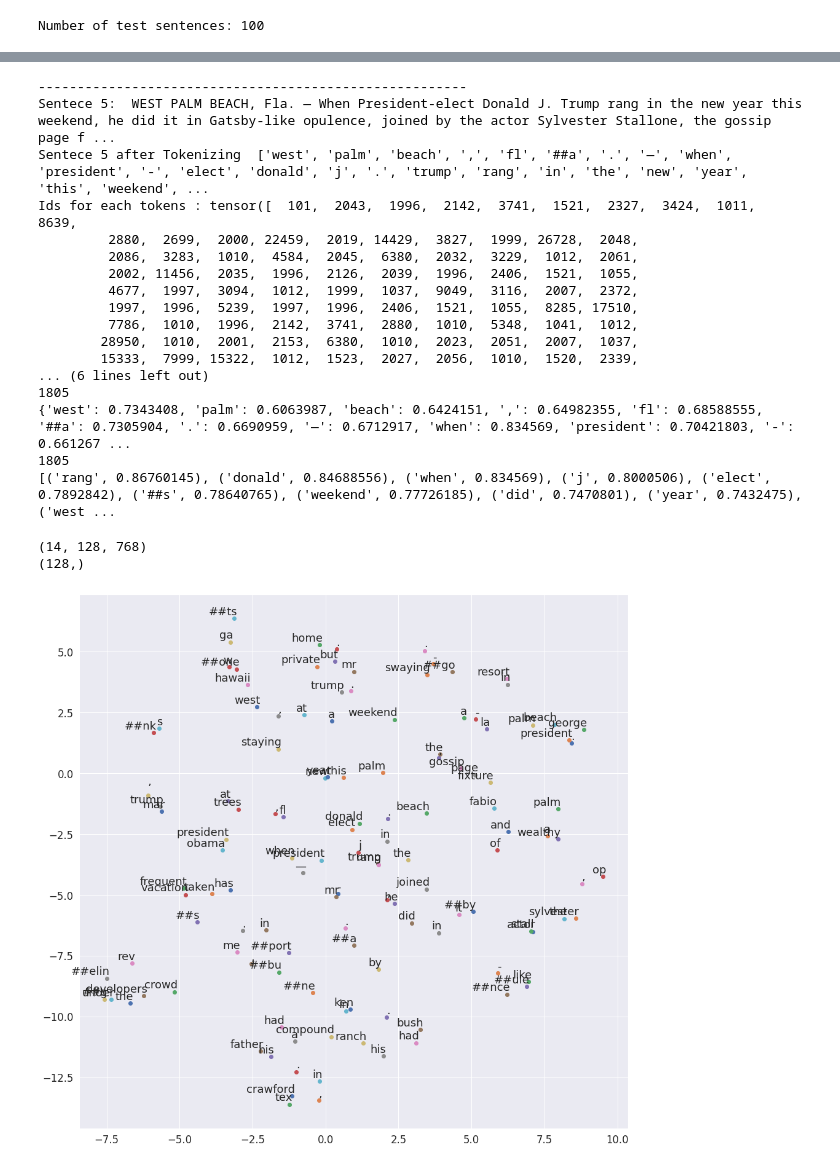
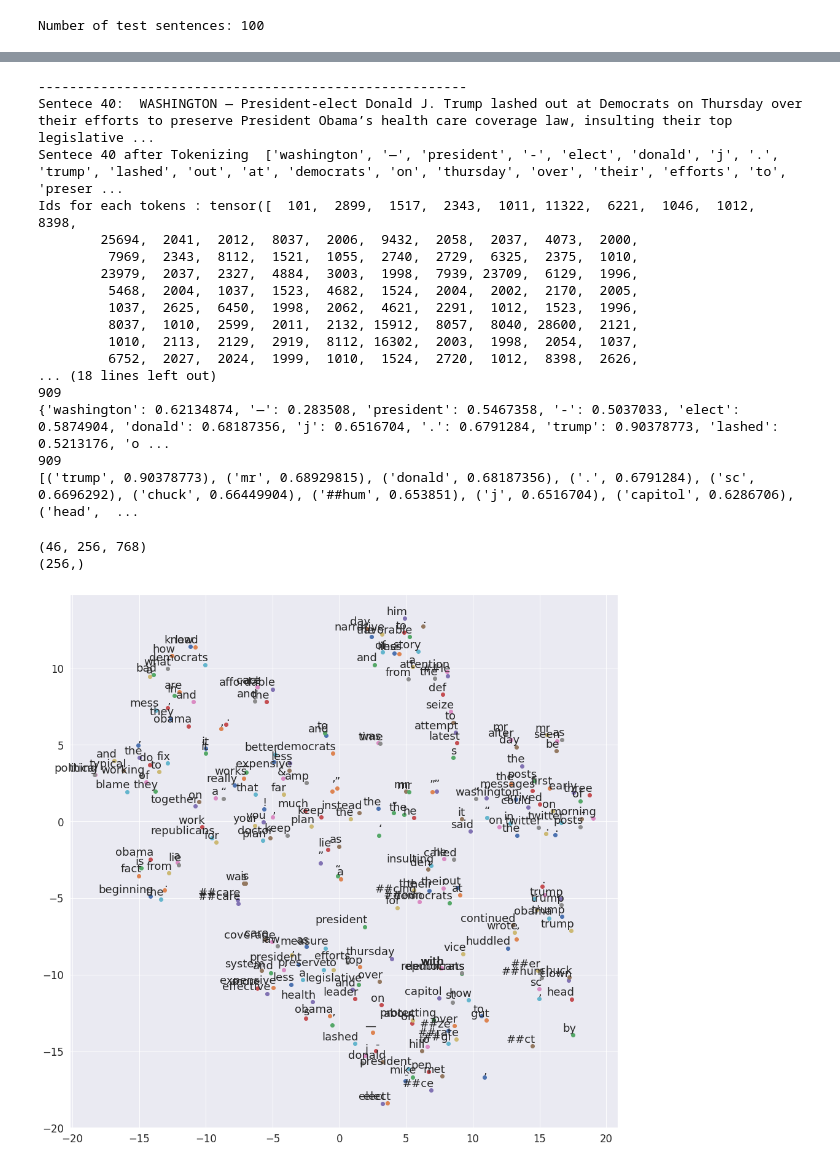
Before and after one commit to AlirezaPNouri/BERTEmbedding, a Jupyter notebook: Storytelling.ipynb, the cells around one changed output, grey strips where cells are left out. Drawn from its saved outputs; the diff is of its cells as text; code cells hidden in the pictures.

```diff
--- a/Storytelling.ipynb
+++ b/Storytelling.ipynb
@@ -274,7 +276,7 @@ from transformers import BertForSequenceClassification, AdamW, BertConfig
 # linear classification layer on top.
 model = BertForSequenceClassification.from_pretrained(
     "bert-base-uncased", # Use the 12-layer BERT model, with an uncased vocab.
-    num_labels = 2, # The number of output labels--2 for binary classification.
+    num_labels = temp, # The number of output labels--2 for binary classification. # here temp is the size of the dataset
                     # You can increase this for multi-class tasks.
     output_attentions = False, # Whether the model returns attentions weights.
     output_hidden_states = True, # Whether the model returns all hidden-states.
@@ -642,10 +644,10 @@ MAX_LEN = max([len(sen) for sen in input_ids])
 # df = pd.read_csv("./cola_public/raw/out_of_domain_dev.tsv", delimiter='\t', header=None, names=['sentence_source', 'label', 'label_notes', 'sentence'])
 
 # Report the number of sentences.
-print('Number of test sentences: {:,}\n'.format(new_df.shape[0]))
+print('Number of test sentences: {:,}\n'.format(df.shape[0]))
 
 # Create sentence and label lists
-# sentences = df.text.values
+# sentences = new_df.text.values
 # labels = df.label.values
 
 # Tokenize all of the sentences and map the tokens to thier word IDs.
@@ -682,7 +684,7 @@ prediction_masks = torch.tensor(attention_masks)
 prediction_labels = torch.tensor(labels)
 
 # Set the batch size.
-batch_size = 32
+batch_size = 64
 
 # Create the DataLoader.
 prediction_data = TensorDataset(prediction_inputs, prediction_masks, prediction_labels)
@@ -744,5 +742,7 @@ np.shape(outputs[1][12])  torch.Size([14, 128, 768])
     DONE.
 # %%
+from sklearn.metrics.pairwise import cosine_similarity
+last_layer = outputs[1][12]
 # print out all the sentences
 c = 0
 for doc in sentences:
@@ -856,10 +769,10 @@ result in layer 1
 # %%
 print('-------------------------------------------------------')
-i = 5 # the id of the document
+i = 40 # the id of the document
 print('Sentece {}: '.format(i), sentences[i])
 print('Sentece {} after Tokenizing '.format(i), tokenizer.tokenize(sentences[i]))
 print('Ids for each tokens :', b_input_ids[i])
-word = 16 # amazon inedx in sentence 9
+word = 88 # amazon inedx in sentence 9
 print('The chosen word is ', tokenizer.tokenize(sentences[i])[word-1])
 
 # def find_similar(sentence, word_):
@@ -874,31 +787,31 @@ print('The chosen word is ', tokenizer.tokenize(sentences[i])[word-1])
 def find_similar(embedding_layers, word_index, original_sentence):
   score_dic = dict()
   print(len(original_sentence))
-  for j in range(1, min(128, len(original_sentence))):
+  for j in range(1, min(256, len(original_sentence))):
     score_dic[original_sentence[j -1]] =  cosine_similarity([embedding_layers[word_index].to('cpu').numpy()], [embedding_layers[j].to('cpu').numpy()])[0][0]
     # print('word is {}, score is {}'.format(original_sentence[j -1], cosine_similarity([embedding_layers[word_index].to('cpu').numpy()], [embedding_layers[j].to('cpu').numpy()])[0][0]))
   return score_dic
 
-print(find_similar(outputs[1][12][i], word,  tokenizer.tokenize(sentences[i])))
-print(sorted(find_similar(outputs[1][12][i], word,  tokenizer.tokenize(sentences[i])).items(), key=lambda kv: kv[1], reverse=True))
+print(find_similar(last_layer[i], word,  tokenizer.tokenize(sentences[i])))
+print(sorted(find_similar(last_layer[i], word,  tokenizer.tokenize(sentences[i])).items(), key=lambda kv: kv[1], reverse=True))
 # %% [output]
 -------------------------------------------------------
-Sentece 5:  WEST PALM BEACH, Fla. — When President-elect Donald J. Trump rang in the new year this weekend, he did it in Gatsby-like opulence, joined by the actor Sylvester Stallone, the gossip page f ...
-Sentece 5 after Tokenizing  ['west', 'palm', 'beach', ',', 'fl', '##a', '.', '—', 'when', 'president', '-', 'elect', 'donald', 'j', '.', 'trump', 'rang', 'in', 'the', 'new', 'year', 'this', 'weekend', ...
-Ids for each tokens : tensor([  101,  2043,  1996,  2142,  3741,  1521,  2327,  3424,  1011,  8639,
-         2880,  2699,  2000, 22459,  2019, 14429,  3827,  1999, 26728,  2048,
-         2086,  3283,  1010,  4584,  2045,  6380,  2032,  3229,  1012,  2061,
-         2002, 11456,  2035,  1996,  2126,  2039,  1996,  2406,  1521,  1055,
-         4677,  1997,  3094,  1012,  1999,  1037,  9049,  3116,  2007,  2372,
-         1997,  1996,  5239,  1997,  1996,  2406,  1521,  1055,  8285, 17510,
-         7786,  1010,  1996,  2142,  3741,  2880,  1010,  5348,  1041,  1012,
-        28950,  1010,  2001,  2153,  6380,  1010,  2023,  2051,  2007,  1037,
-        15333,  7999, 15322,  1012,  1523,  2027,  2056,  1010,  1520,  2339,
-... (6 lines left out)
-1805
-{'west': 0.7343408, 'palm': 0.6063987, 'beach': 0.6424151, ',': 0.64982355, 'fl': 0.68588555, '##a': 0.7305904, '.': 0.6690959, '—': 0.6712917, 'when': 0.834569, 'president': 0.70421803, '-': 0.661267 ...
-1805
-[('rang', 0.86760145), ('donald', 0.84688556), ('when', 0.834569), ('j', 0.8000506), ('elect', 0.7892842), ('##s', 0.78640765), ('weekend', 0.77726185), ('did', 0.7470801), ('year', 0.7432475), ('west ...
+Sentece 40:  WASHINGTON — President-elect Donald J. Trump lashed out at Democrats on Thursday over their efforts to preserve President Obama’s health care coverage law, insulting their top legislative ...
+Sentece 40 after Tokenizing  ['washington', '—', 'president', '-', 'elect', 'donald', 'j', '.', 'trump', 'lashed', 'out', 'at', 'democrats', 'on', 'thursday', 'over', 'their', 'efforts', 'to', 'preser ...
+Ids for each tokens : tensor([  101,  2899,  1517,  2343,  1011, 11322,  6221,  1046,  1012,  8398,
+        25694,  2041,  2012,  8037,  2006,  9432,  2058,  2037,  4073,  2000,
+         7969,  2343,  8112,  1521,  1055,  2740,  2729,  6325,  2375,  1010,
+        23979,  2037,  2327,  4884,  3003,  1998,  7939, 23709,  6129,  1996,
+         5468,  2004,  1037,  1523,  4682,  1524,  2004,  2002,  2170,  2005,
+         1037,  2625,  6450,  1998,  2062,  4621,  2291,  1012,  1523,  1996,
+         8037,  1010,  2599,  2011,  2132, 15912,  8057,  8040, 28600,  2121,
+         1010,  2113,  2129,  2919,  8112, 16302,  2003,  1998,  2054,  1037,
+         6752,  2027,  2024,  1999,  1010,  1524,  2720,  1012,  8398,  2626,
+... (18 lines left out)
+909
+{'washington': 0.62134874, '—': 0.283508, 'president': 0.5467358, '-': 0.5037033, 'elect': 0.5874904, 'donald': 0.68187356, 'j': 0.6516704, '.': 0.6791284, 'trump': 0.90378773, 'lashed': 0.5213176, 'o ...
+909
+[('trump', 0.90378773), ('mr', 0.68929815), ('donald', 0.68187356), ('.', 0.6791284), ('sc', 0.6696292), ('chuck', 0.66449904), ('##hum', 0.653851), ('j', 0.6516704), ('capitol', 0.6286706), ('head',  ...
 # %%
 # show th t-SNE for the tokens
 from sklearn.manifold import TSNE
@@ -931,14 +844,14 @@ def tsne_plot(sentences, output):
                      va='bottom')
     plt.show()
 # %%
-j = 5
-embedding = outputs[1][12].to('cpu').numpy()
+j = i
+embedding = last_layer.to('cpu').numpy()
 # embedding = outputs[1][0].to('cpu').numpy()    outputs[1][12] equales to last_later
 print(np.shape(embedding))
 print(np.shape(tokenizer.tokenize(sentences[j])[0:np.shape(embedding)[1]]))
 
 tsne_plot(tokenizer.tokenize(sentences[j])[0:np.shape(embedding)[1]], embedding[j])
 # %% [output]
-(14, 128, 768)
-(128,)
+(46, 256, 768)
+(256,)
-[figure, old version]
+[figure, new version]
```
Also changed, not shown: parts of 13 cells of this notebook.
